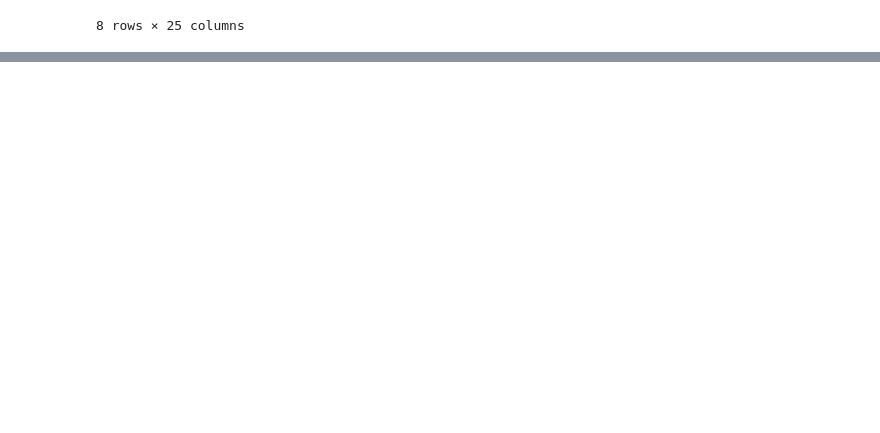
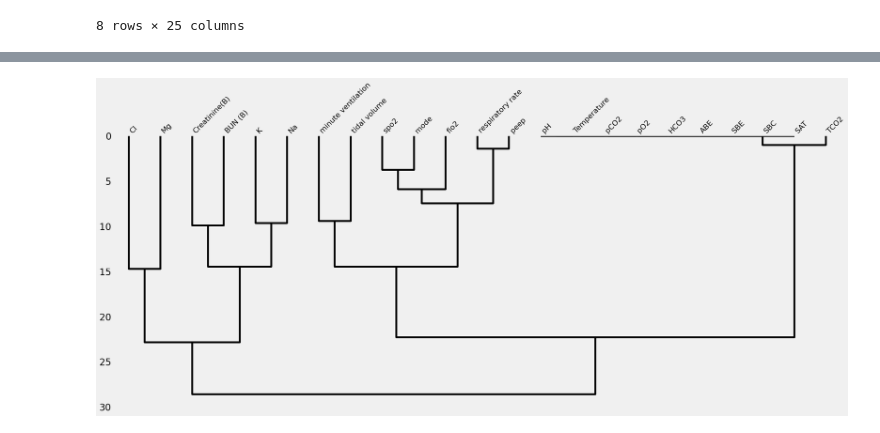
Before and after one commit to yungshun317/sklearn-aftygh-respiratory-therapy, a Jupyter notebook: aftygh_respiratory_therapy_machine_learning_classification.ipynb, the cells around one changed output, grey strips where cells are left out. Drawn from its saved outputs; the diff is of its cells as text; code cells hidden in the pictures; blank space fills up the shorter version.

```diff
--- a/aftygh_respiratory_therapy_machine_learning_classification.ipynb
+++ b/aftygh_respiratory_therapy_machine_learning_classification.ipynb
@@ -80,0 +121,6 @@ for column, ax in zip(data_before_imputation_describe, axes.flatten()):
+# %%
+msno.dendrogram(data_before_imputation_missingno)
+
+plt.savefig('/home/yungshun/workspace/py/sklearn-aftygh-respiratory-therapy/datasets/missingno_dendrogram.png', bbox_inches='tight')
+# %% [output]
+[figure, added]
```
Also changed, not shown: parts of 8 cells of this notebook.
